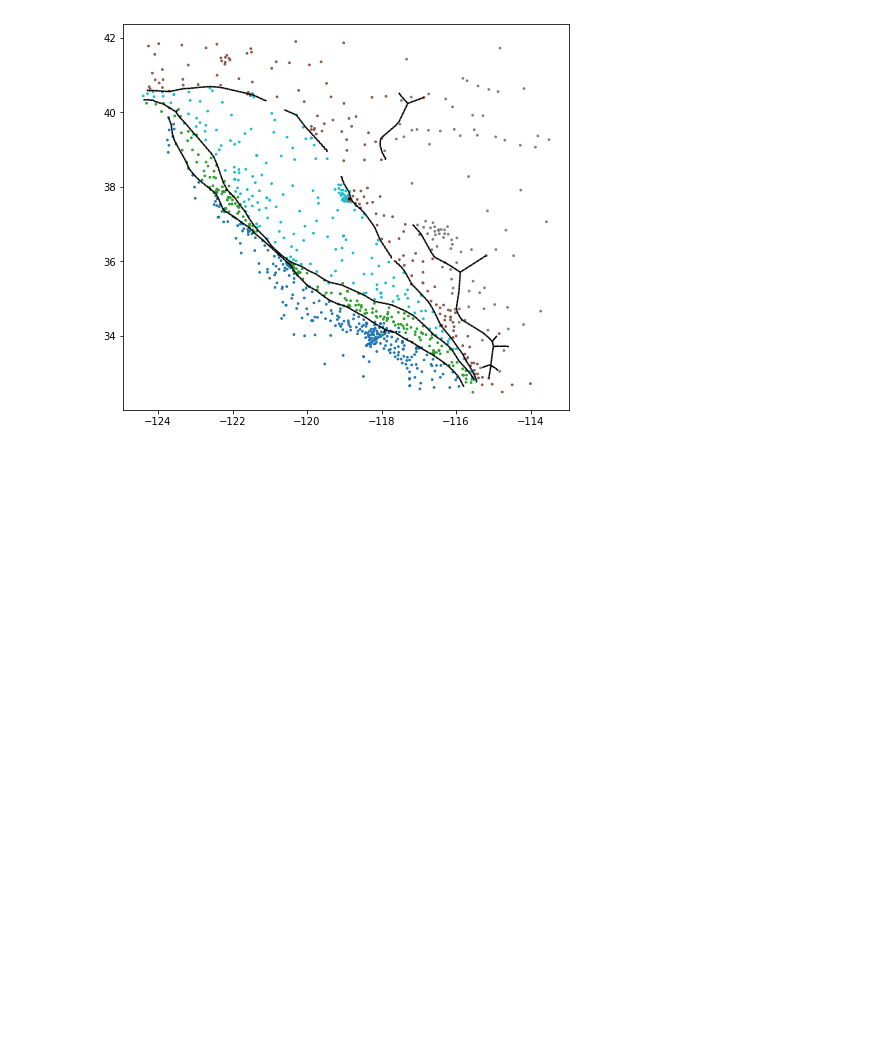
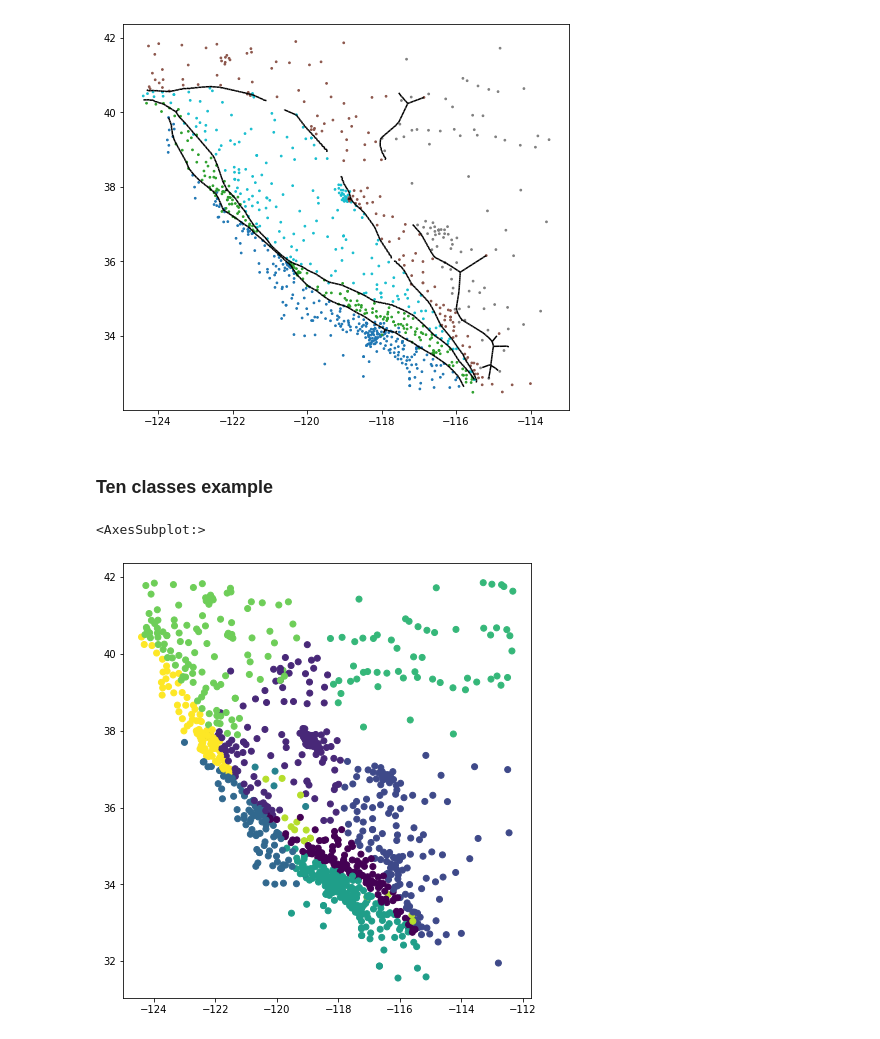
Before and after one commit to GeoGateway/GPS_clustering, a Jupyter notebook: notebooks/cluster_boundaries.ipynb, the cells around one changed output. Saved outputs shown, nothing was run; the diff lists cells and outputs as text; code cells hidden in the pictures; blank space fills up the shorter version.

Commit message:
10 class example ...

```diff
--- a/notebooks/cluster_boundaries.ipynb
+++ b/notebooks/cluster_boundaries.ipynb
@@ -152,3 +152,11 @@ s.plot(ax=base,edgecolor = "black")
 # %% [output]
 <AxesSubplot:>
 [figure]
+# %% [markdown]
+### Ten classes example
+# %%
+gpd = geopandas.read_file("v10class2d.geojson")
+gpd.plot(column="Label")
+# %% [output]
+<AxesSubplot:>
+[figure, added]
```
Also changed, not shown: parts of 13 cells of this notebook, 3 other files.
